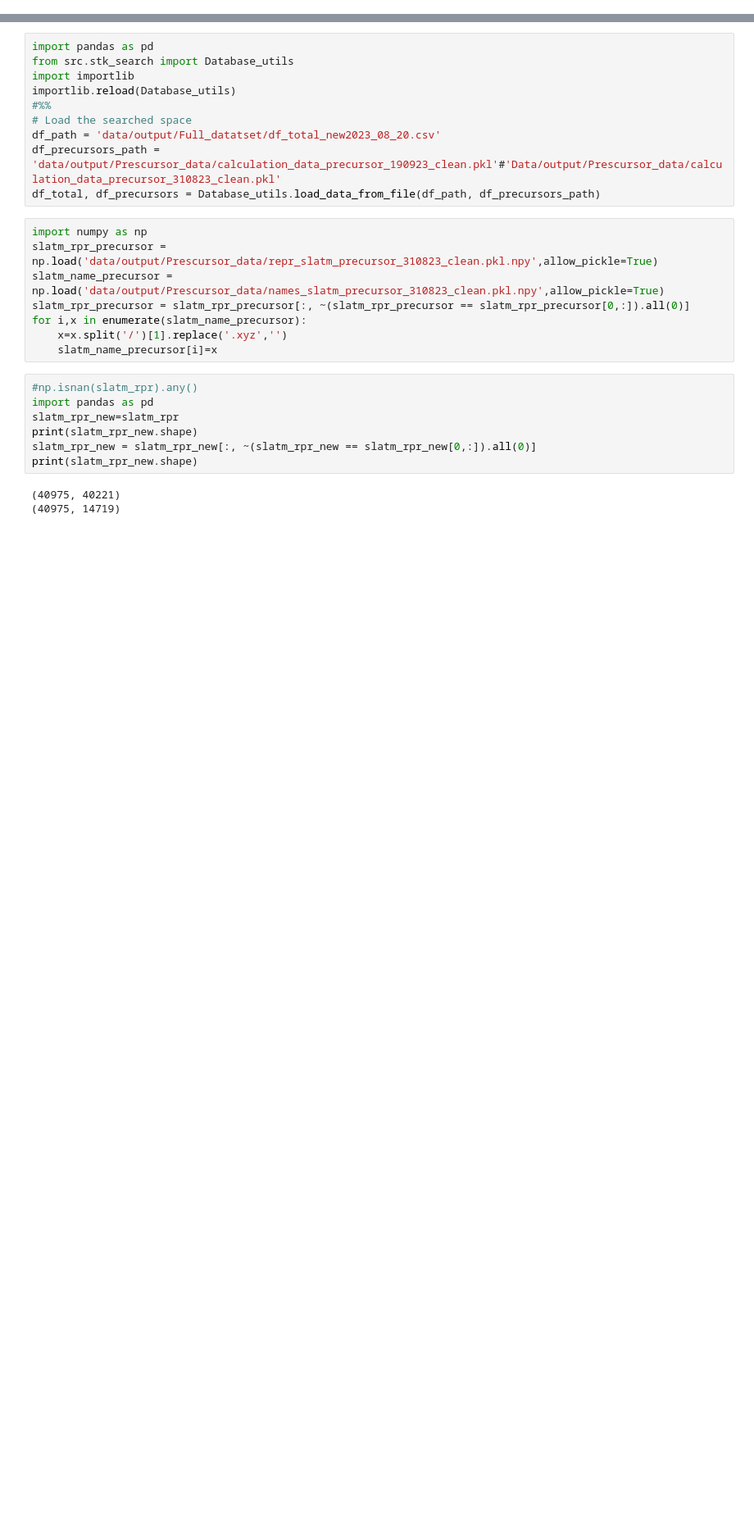
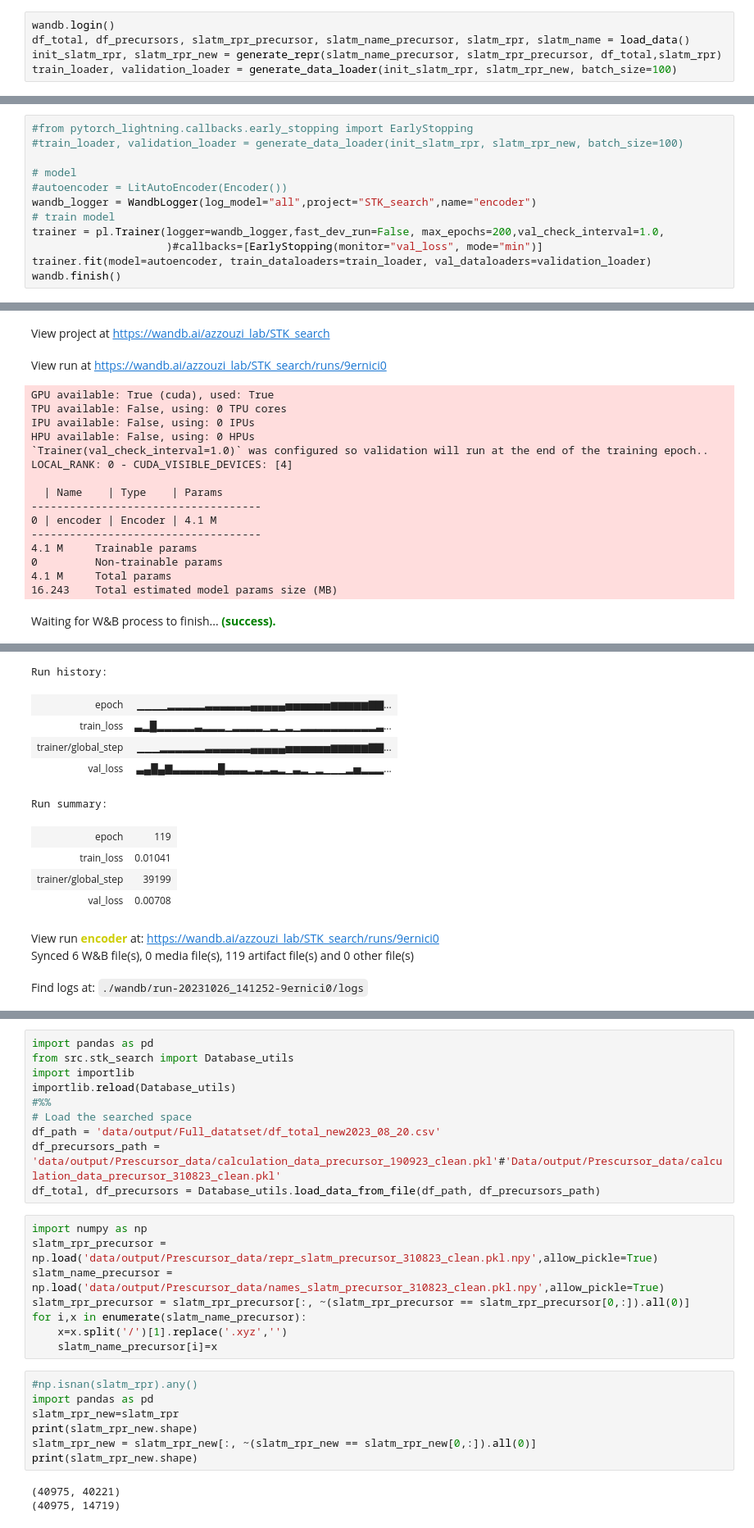
Before and after one commit to mohammedazzouzi15/STK_search, a Jupyter notebook: notebooks/train_encoder_slatm.ipynb, the cells around one changed output, grey strips where cells are left out. Shown at 82% size. Drawn from its saved outputs; the diff is of its cells as text; blank space fills up the shorter version.

```diff
--- a/notebooks/train_encoder_slatm.ipynb
+++ b/notebooks/train_encoder_slatm.ipynb
@@ -17,0 +20,5 @@ slatm_name = np.load('data/output/Full_dataset/names_df_total_new2023_08_20.npy'
+# %%
+wandb.login()
+df_total, df_precursors, slatm_rpr_precursor, slatm_name_precursor, slatm_rpr, slatm_name = load_data()
+init_slatm_rpr, slatm_rpr_new = generate_repr(slatm_name_precursor, slatm_rpr_precursor, df_total,slatm_rpr)
+train_loader, validation_loader = generate_data_loader(init_slatm_rpr, slatm_rpr_new, batch_size=100)
@@ -17,0 +82,13 @@ slatm_name = np.load('data/output/Full_dataset/names_df_total_new2023_08_20.npy'
+# %%
+#from pytorch_lightning.callbacks.early_stopping import EarlyStopping
+#train_loader, validation_loader = generate_data_loader(init_slatm_rpr, slatm_rpr_new, batch_size=100)
+
+# model
+#autoencoder = LitAutoEncoder(Encoder())
+wandb_logger = WandbLogger(log_model="all",project="STK_search",name="encoder")
+# train model
+trainer = pl.Trainer(logger=wandb_logger,fast_dev_run=False, max_epochs=200,val_check_interval=1.0,
+                     )#callbacks=[EarlyStopping(monitor="val_loss", mode="min")]
+trainer.fit(model=autoencoder, train_dataloaders=train_loader, val_dataloaders=validation_loader)
+wandb.finish()
+# %% [output]
@@ -17,0 +98,18 @@ slatm_name = np.load('data/output/Full_dataset/names_df_total_new2023_08_20.npy'
+View project at https://wandb.ai/azzouzi_lab/STK_search
+View run at https://wandb.ai/azzouzi_lab/STK_search/runs/9ernici0
+GPU available: True (cuda), used: True
+TPU available: False, using: 0 TPU cores
+IPU available: False, using: 0 IPUs
+HPU available: False, using: 0 HPUs
+`Trainer(val_check_interval=1.0)` was configured so validation will run at the end of the training epoch..
+LOCAL_RANK: 0 - CUDA_VISIBLE_DEVICES: [4]
+
+  | Name    | Type    | Params
+------------------------------------
+0 | encoder | Encoder | 4.1 M
+------------------------------------
+4.1 M     Trainable params
+0         Non-trainable params
+4.1 M     Total params
+16.243    Total estimated model params size (MB)
+Waiting for W&B process to finish... (success).
@@ -17,0 +117,13 @@ slatm_name = np.load('data/output/Full_dataset/names_df_total_new2023_08_20.npy'
+Run history:
+| epoch | ▁▁▁▁▂▂▂▂▂▃▃▃▃▃▃▄▄▄▄▄▅▅▅▅▅▅▆▆▆▆▆▇▇... |
+| train_loss | ▃▂█▂▂▂▂▂▃▂▂▂▁▂▂▂▂▁▂▁▂▁▂▂▂▂▂▂▂▂▂▂▃... |
+| trainer/global_step | ▁▁▁▂▂▂▂▂▂▃▃▃▃▃▃▄▄▄▄▄▅▅▅▅▅▅▆▆▆▆▆▇▇... |
+| val_loss | ▃▄█▄▇▃▃▃▃▃▃█▃▃▃▂▃▂▃▂▁▃▂▁▂▁▁▁▂▅▂▂▂... |
+Run summary:
+| epoch | 119 |
+| train_loss | 0.01041 |
+| trainer/global_step | 39199 |
+| val_loss | 0.00708 |
+View run encoder at: https://wandb.ai/azzouzi_lab/STK_search/runs/9ernici0
+Synced 6 W&B file(s), 0 media file(s), 119 artifact file(s) and 0 other file(s)
+Find logs at: ./wandb/run-20231026_141252-9ernici0/logs
```
Also changed, not shown: parts of 14 cells of this notebook, 24 other files.
